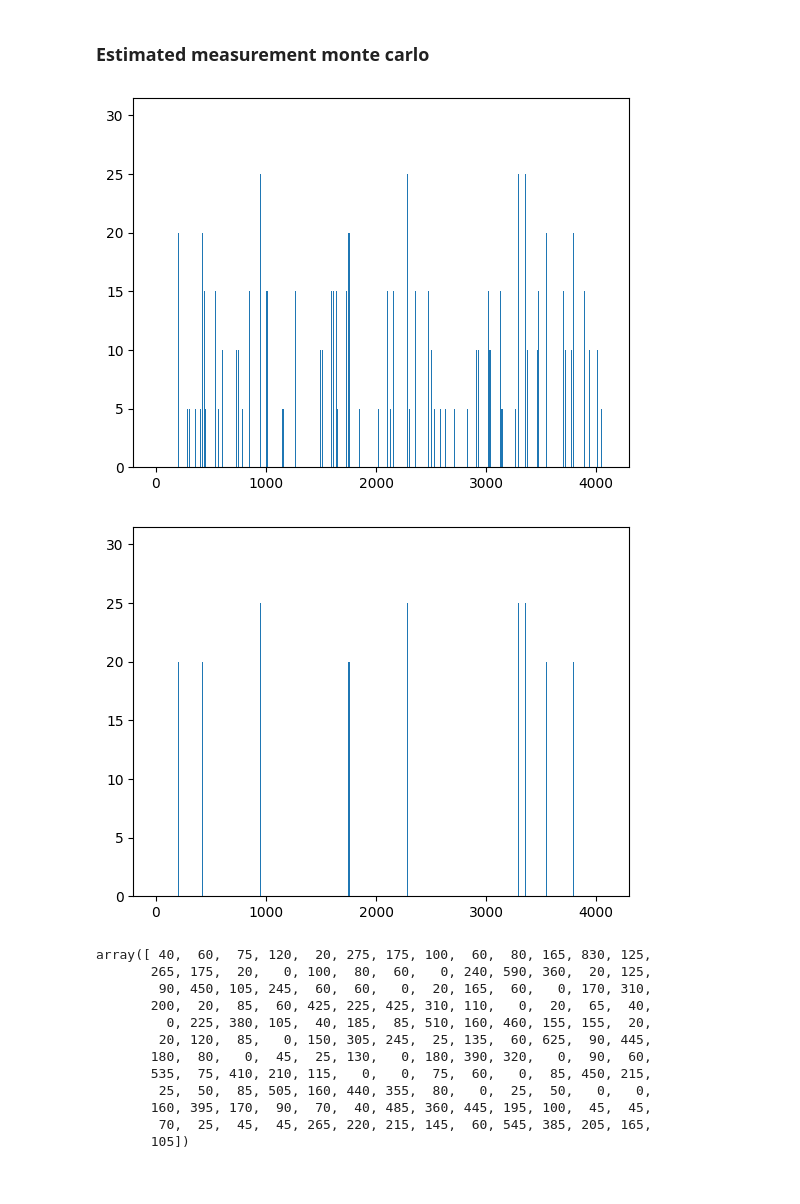
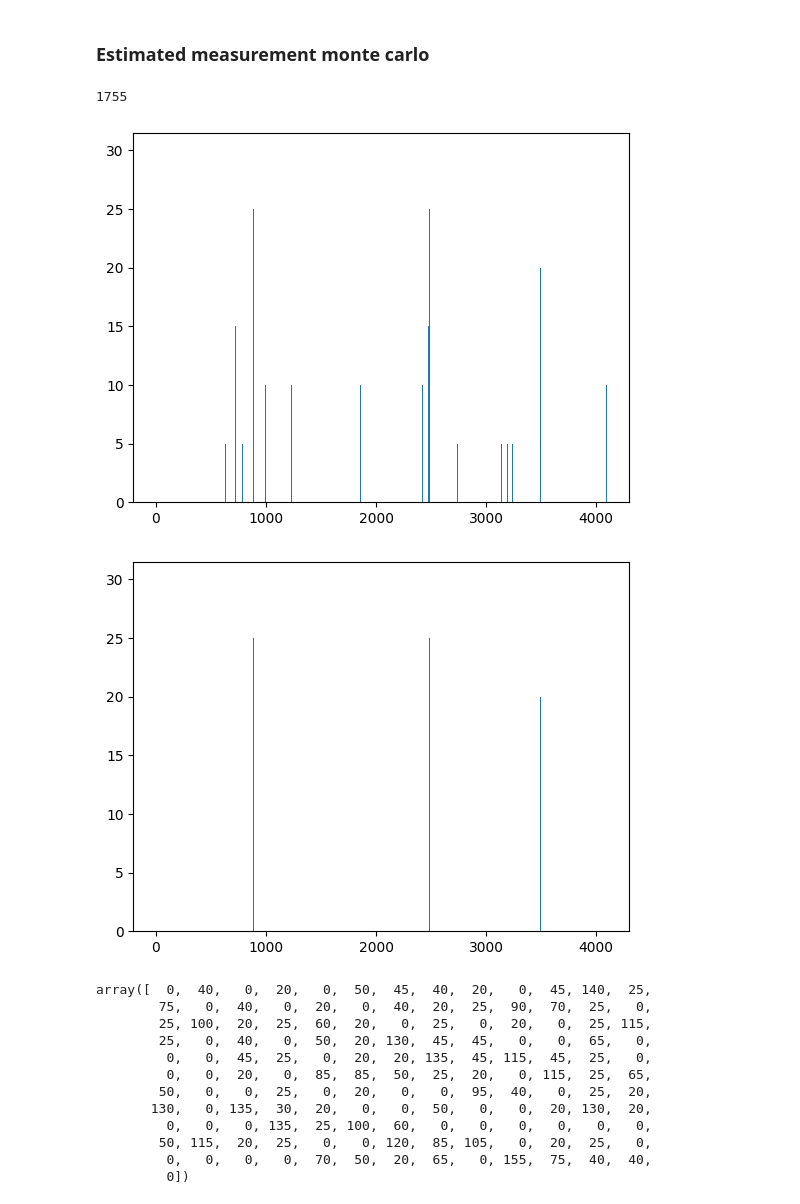
Before and after one commit to baptistechev/RL_CS, a Jupyter notebook: dancing_game.ipynb, the cells around one changed output. Cells and saved outputs as stored; diff of their text form; code cells hidden in the pictures.

```diff
--- a/dancing_game.ipynb
+++ b/dancing_game.ipynb
@@ -131,24 +155,28 @@ y_ideal = y
 <h3>Estimated measurement monte carlo</h3>
 # %%
 #Sample from possible sequences (be careful not to take the solution already)
-sample_index = np.random.randint(0,len(sequence_list),1200)
-print(877 in sample_index)
+sample_index = np.random.randint(0,len(sequence_list),200)
+
+for i in sorted(range(len(sequence_cost)), key=lambda i: sequence_cost[i], reverse=True)[:20]:
+    if i in sample_index:
+        print(i)
 
 seq_sample = sequence_list[sample_index]
 seq_sample_cost = sequence_cost[sample_index]
 
 sequence_cost_spectrum = np.zeros_like(sequence_cost)
 sequence_cost_spectrum[sample_index] = sequence_cost[sample_index]
 plt.bar(range(len(sequence_cost)), sequence_cost_spectrum)
 plt.show()
 # %% [output]
+1755
-[figure, old version]
+[figure, new version]
 # %%
 sequence_cost_spectrum[sequence_cost_spectrum<20]=0
 plt.bar(range(len(sequence_cost)), sequence_cost_spectrum)
 plt.show()
 # %% [output]
-[figure, old version]
+[figure, new version]
 # %%
 all_pat = []
 y = []
@@ -164,18 +192,18 @@ y = np.array(Phi * np.matrix(sequence_cost_spectrum).T).T[0]
 y = np.array(y)
 y
 # %% [output]
-array([ 40,  60,  75, 120,  20, 275, 175, 100,  60,  80, 165, 830, 125,
-       265, 175,  20,   0, 100,  80,  60,   0, 240, 590, 360,  20, 125,
-        90, 450, 105, 245,  60,  60,   0,  20, 165,  60,   0, 170, 310,
-       200,  20,  85,  60, 425, 225, 425, 310, 110,   0,  20,  65,  40,
-         0, 225, 380, 105,  40, 185,  85, 510, 160, 460, 155, 155,  20,
-        20, 120,  85,   0, 150, 305, 245,  25, 135,  60, 625,  90, 445,
-       180,  80,   0,  45,  25, 130,   0, 180, 390, 320,   0,  90,  60,
-       535,  75, 410, 210, 115,   0,   0,  75,  60,   0,  85, 450, 215,
-        25,  50,  85, 505, 160, 440, 355,  80,   0,  25,  50,   0,   0,
-       160, 395, 170,  90,  70,  40, 485, 360, 445, 195, 100,  45,  45,
-        70,  25,  45,  45, 265, 220, 215, 145,  60, 545, 385, 205, 165,
-       105])
+array([  0,  40,   0,  20,   0,  50,  45,  40,  20,   0,  45, 140,  25,
+        75,   0,  40,   0,  20,   0,  40,  20,  25,  90,  70,  25,   0,
+        25, 100,  20,  25,  60,  20,   0,  25,   0,  20,   0,  25, 115,
+        25,   0,  40,   0,  50,  20, 130,  45,  45,   0,   0,  65,   0,
+         0,   0,  45,  25,   0,  20,  20, 135,  45, 115,  45,  25,   0,
+         0,   0,  20,   0,  85,  85,  50,  25,  20,   0, 115,  25,  65,
+        50,   0,   0,  25,   0,  20,   0,   0,  95,  40,   0,  25,  20,
+       130,   0, 135,  30,  20,   0,   0,  50,   0,   0,  20, 130,  20,
+         0,   0,   0, 135,  25, 100,  60,   0,   0,   0,   0,   0,   0,
+        50, 115,  20,  25,   0,   0, 120,  85, 105,   0,  20,  25,   0,
+         0,   0,   0,   0,  70,  50,  20,  65,   0, 155,  75,  40,  40,
+         0])
 # %%
 omp = OrthogonalMatchingPursuit(n_nonzero_coefs=20)
 omp.fit(Phi, y)
```
Also changed, not shown: parts of 2 cells of this notebook, 3 other files.
